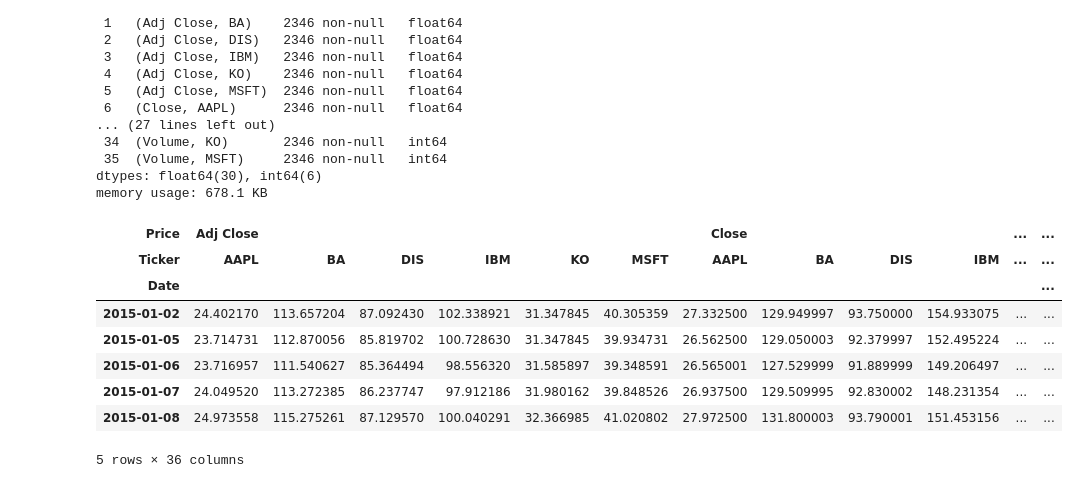
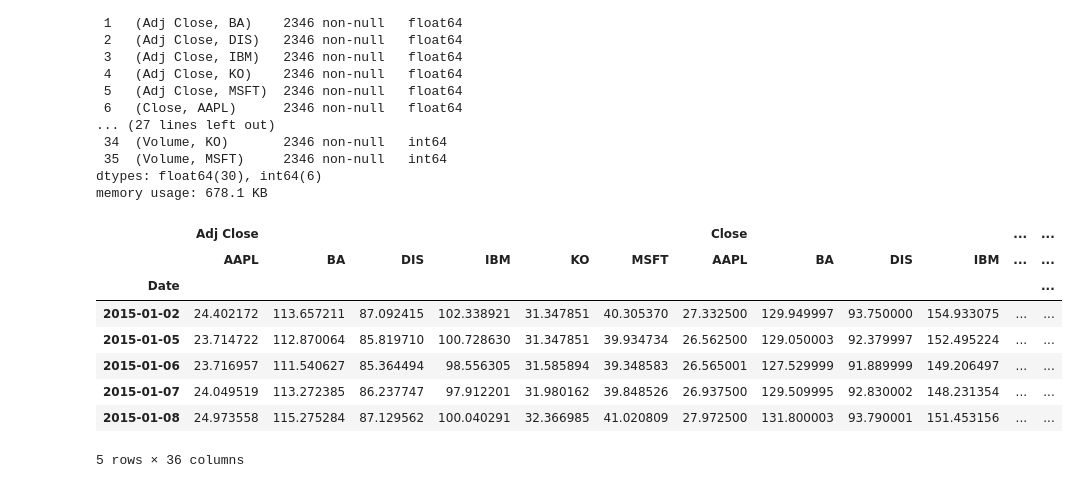
Before and after one commit to alchemistbg/udemy-the-complete-pandas-bootcamp, a Jupyter notebook: Section-24/Pandas_for_Finance_and_Investments.ipynb, the cells around one changed output. Drawn from its saved outputs; the diff is of its cells as text; code cells hidden in the pictures.

```diff
--- a/Section-24/Pandas_for_Finance_and_Investments.ipynb
+++ b/Section-24/Pandas_for_Finance_and_Investments.ipynb
@@ -75,15 +205,15 @@ Data columns (total 36 columns):
 dtypes: float64(30), int64(6)
 memory usage: 678.1 KB
 # %%
-stocks.head()
+stocks_from_csv.head()
 # %% [output]
-| Price | Adj Close |  |  |  |  |  | Close |  |  |  | ... | ... |
-| Ticker | AAPL | BA | DIS | IBM | KO | MSFT | AAPL | BA | DIS | IBM | ... | ... |
+|  | Adj Close |  |  |  |  |  | Close |  |  |  | ... | ... |
+|  | AAPL | BA | DIS | IBM | KO | MSFT | AAPL | BA | DIS | IBM | ... | ... |
 | Date |  |  |  |  |  |  |  |  |  |  |  | ... |
-| 2015-01-02 | 24.402170 | 113.657204 | 87.092430 | 102.338921 | 31.347845 | 40.305359 | 27.332500 | 129.949997 | 93.750000 | 154.933075 | ... | ... |
-| 2015-01-05 | 23.714731 | 112.870056 | 85.819702 | 100.728630 | 31.347845 | 39.934731 | 26.562500 | 129.050003 | 92.379997 | 152.495224 | ... | ... |
-| 2015-01-06 | 23.716957 | 111.540627 | 85.364494 | 98.556320 | 31.585897 | 39.348591 | 26.565001 | 127.529999 | 91.889999 | 149.206497 | ... | ... |
-| 2015-01-07 | 24.049520 | 113.272385 | 86.237747 | 97.912186 | 31.980162 | 39.848526 | 26.937500 | 129.509995 | 92.830002 | 148.231354 | ... | ... |
-| 2015-01-08 | 24.973558 | 115.275261 | 87.129570 | 100.040291 | 32.366985 | 41.020802 | 27.972500 | 131.800003 | 93.790001 | 151.453156 | ... | ... |
+| 2015-01-02 | 24.402172 | 113.657211 | 87.092415 | 102.338921 | 31.347851 | 40.305370 | 27.332500 | 129.949997 | 93.750000 | 154.933075 | ... | ... |
+| 2015-01-05 | 23.714722 | 112.870064 | 85.819710 | 100.728630 | 31.347851 | 39.934734 | 26.562500 | 129.050003 | 92.379997 | 152.495224 | ... | ... |
+| 2015-01-06 | 23.716957 | 111.540627 | 85.364494 | 98.556305 | 31.585894 | 39.348583 | 26.565001 | 127.529999 | 91.889999 | 149.206497 | ... | ... |
+| 2015-01-07 | 24.049519 | 113.272385 | 86.237747 | 97.912201 | 31.980162 | 39.848526 | 26.937500 | 129.509995 | 92.830002 | 148.231354 | ... | ... |
+| 2015-01-08 | 24.973558 | 115.275284 | 87.129562 | 100.040291 | 32.366985 | 41.020809 | 27.972500 | 131.800003 | 93.790001 | 151.453156 | ... | ... |
 5 rows × 36 columns
 # %%
```
Also changed, not shown: parts of 64 cells of this notebook, 1 other file.
